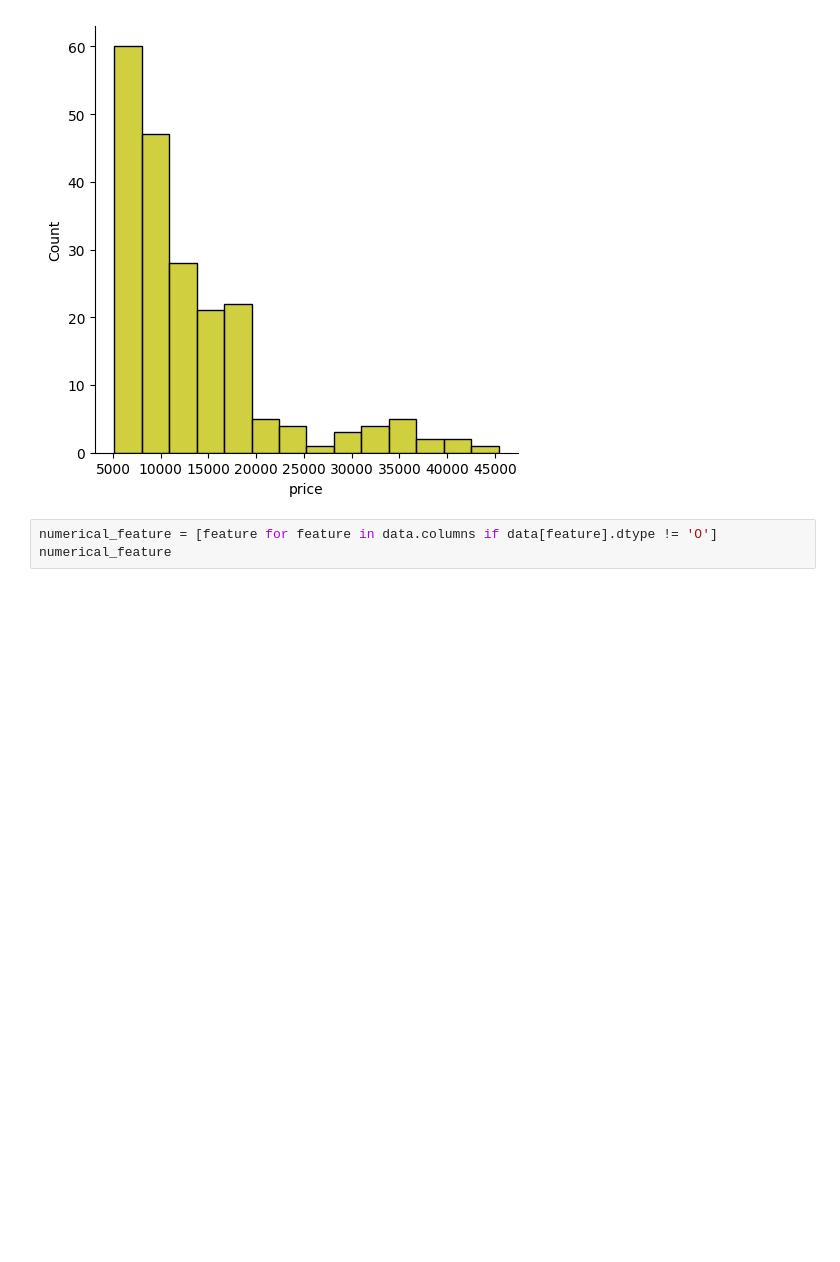
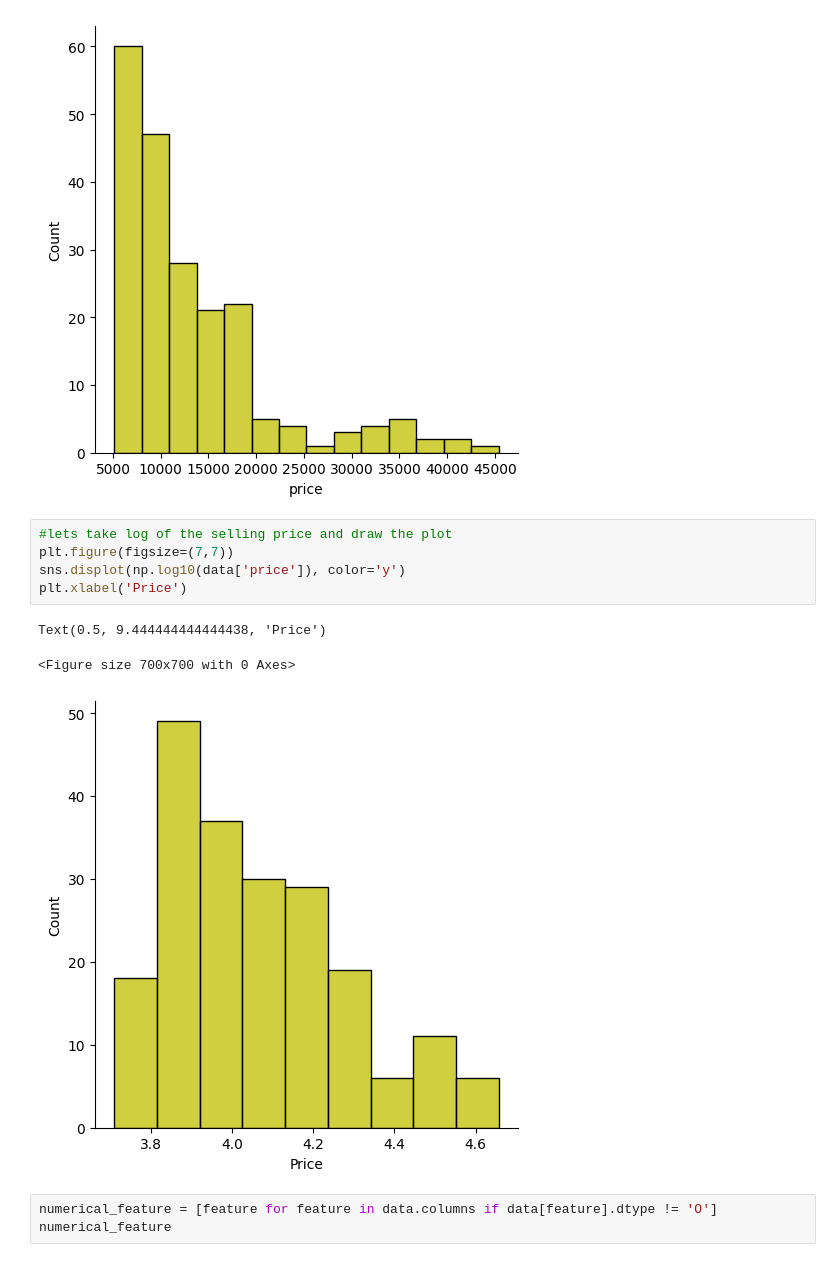
Before and after one commit to syedsajjadaskari/MachineLearning, a Jupyter notebook: Project/Car_dekho_project.ipynb, the cells around one changed output. Drawn from its saved outputs; the diff is of its cells as text; blank space fills up the shorter version.

```diff
--- a/Project/Car_dekho_project.ipynb
+++ b/Project/Car_dekho_project.ipynb
@@ -114,6 +118,15 @@ sns.displot(data['price'], color = 'y')
 <seaborn.axisgrid.FacetGrid at 0x...>
 <Figure size 800x600 with 0 Axes>
 [figure]
+# %%
+#lets take log of the selling price and draw the plot
+plt.figure(figsize=(7,7))
+sns.displot(np.log10(data['price']), color='y')
+plt.xlabel('Price')
+# %% [output]
+Text(0.5, 9.444444444444438, 'Price')
+<Figure size 700x700 with 0 Axes>
+[figure, added]
 # %%
 numerical_feature = [feature for feature in data.columns if data[feature].dtype != 'O']
 numerical_feature
```
Also changed, not shown: parts of 8 cells of this notebook, 6 other files.
